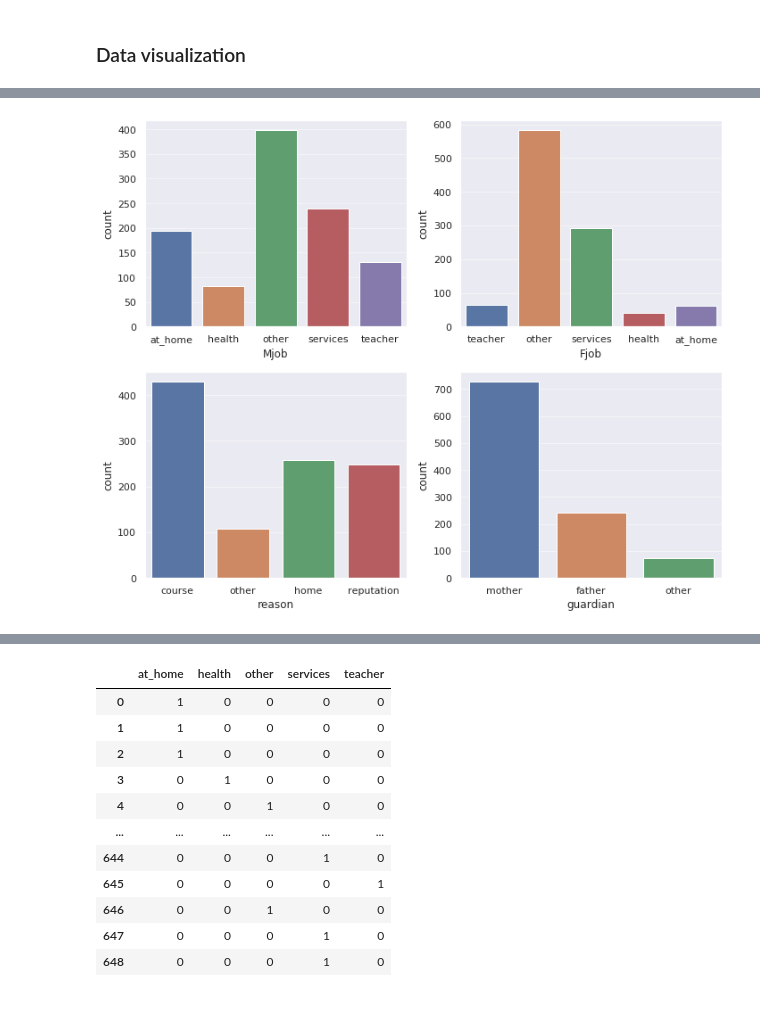
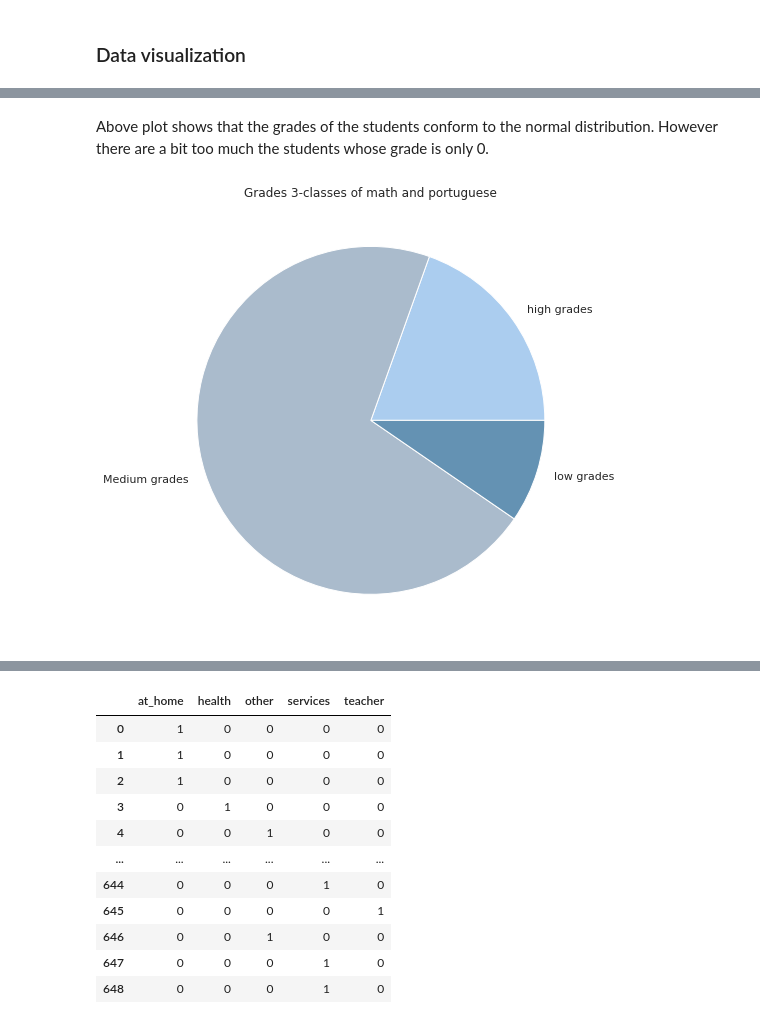
Before and after one commit to mtl-lan/1160_TeamProject, a Jupyter notebook: TeamProject_student_performance.ipynb, the cells around one changed output, grey strips where cells are left out. Drawn from its saved outputs; the diff is of its cells as text; code cells hidden in the pictures.

```diff
--- a/TeamProject_student_performance.ipynb
+++ b/TeamProject_student_performance.ipynb
@@ -192,17 +188,17 @@ text_columns
-# %%
-# Plot to understand each text columns
-
-plt.figure(figsize=(10, 8))
-i = 0
-for col in text_columns:
-    plt.subplot(2, 2, i + 1)
-    plt.grid(True, alpha=0.5)
-    sns.barplot(students[col], data=students)
-#     plt.title(col + ' vs Quality', size=15)
-#     plt.xlabel(col, size=12)
-#     plt.ylabel('Density')
-#     plt.legend()
-    plt.tight_layout()
-    i += 1
-# %% [output]
-[figure, removed]
+# %% [markdown]
+Above plot shows that the grades of the students conform to the normal distribution. However there are a bit too much the students whose grade is only 0.
+# %%
+# let's class our grades (high:>=15, mid:8-14, low<=7)
+high = students.loc[students['G3'] >= 15].count()[0]
+medium = students.loc[(students['G3'] >= 8) & (students['G3'] <=14)].count()[0]
+low = students.loc[students['G3'] <= 7].count()[0]
+
+# pieplot
+plt.figure(figsize=(12, 8))
+labels = ['high grades', 'Medium grades', 'low grades']
+colors = ['#abcdef', '#aabbcc', '#6492b3']
+plt.pie([high,medium,low], labels=labels, colors=colors)
+plt.title('Grades 3-classes of math and portuguese')
+plt.show()
+# %% [output]
+[figure, added]
```
Also changed, not shown: parts of 15 cells of this notebook.
